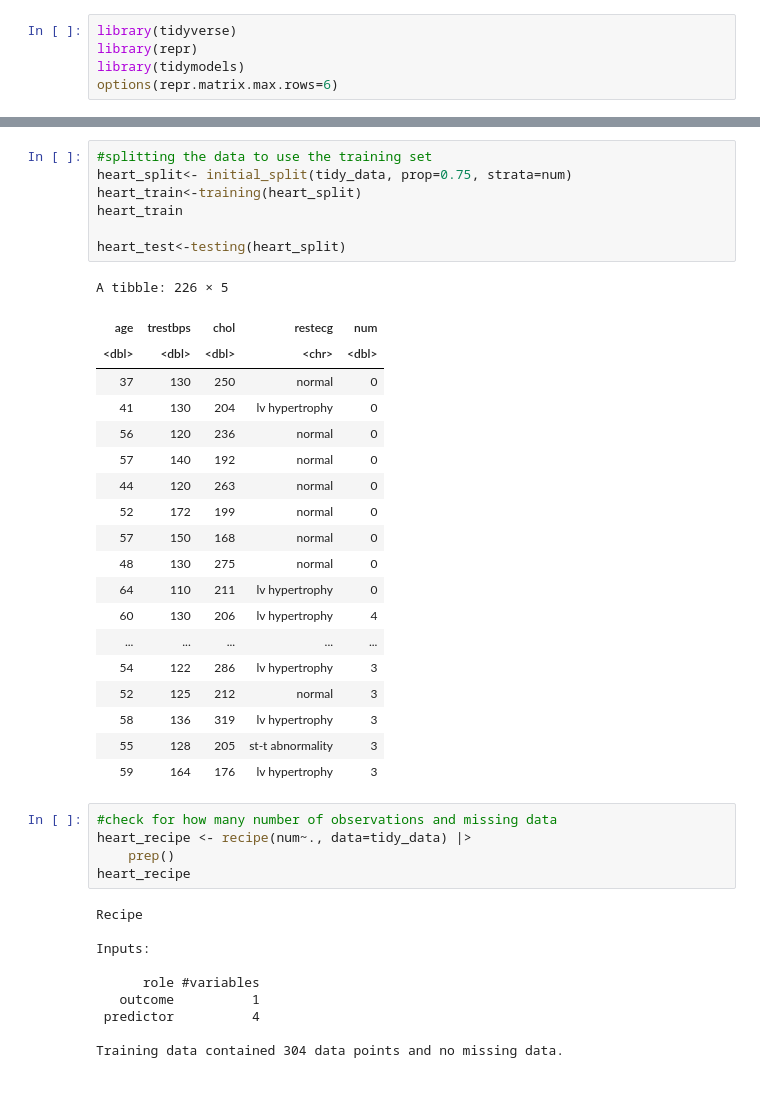
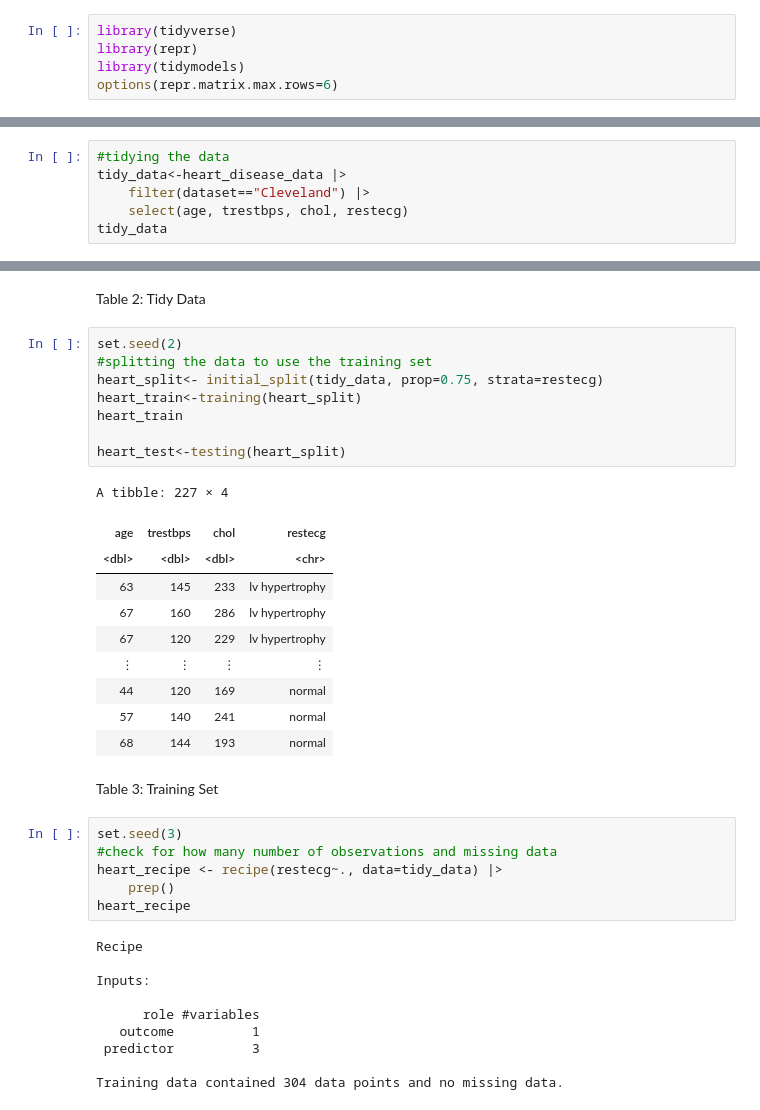
Before and after one commit to QiXu2022/dsci-100-project-Group_66, a Jupyter notebook: group66_project_proposal.ipynb, the cells around one changed output, grey strips where cells are left out. Saved outputs shown, nothing was run; the diff lists cells and outputs as text.

```diff
--- a/group66_project_proposal.ipynb
+++ b/group66_project_proposal.ipynb
@@ -65,0 +48,6 @@ A tibble: 304 × 5
+# %%
+#tidying the data
+tidy_data<-heart_disease_data |>
+    filter(dataset=="Cleveland") |>
+    select(age, trestbps, chol, restecg)
+tidy_data
@@ -66,33 +65,30 @@ A tibble: 304 × 5
+# %% [markdown]
+Table 2: Tidy Data
 # %%
+set.seed(2)
 #splitting the data to use the training set
-heart_split<- initial_split(tidy_data, prop=0.75, strata=num)
+heart_split<- initial_split(tidy_data, prop=0.75, strata=restecg)
 heart_train<-training(heart_split)
 heart_train
 
 heart_test<-testing(heart_split)
 # %% [output]
-A tibble: 226 × 5
+A tibble: 227 × 4
-| age | trestbps | chol | restecg | num |
-| <dbl> | <dbl> | <dbl> | <chr> | <dbl> |
-| 37 | 130 | 250 | normal | 0 |
-| 41 | 130 | 204 | lv hypertrophy | 0 |
-| 56 | 120 | 236 | normal | 0 |
-| 57 | 140 | 192 | normal | 0 |
-| 44 | 120 | 263 | normal | 0 |
-| 52 | 172 | 199 | normal | 0 |
-| 57 | 150 | 168 | normal | 0 |
-| 48 | 130 | 275 | normal | 0 |
-| 64 | 110 | 211 | lv hypertrophy | 0 |
-| 60 | 130 | 206 | lv hypertrophy | 4 |
-| ... | ... | ... | ... | ... |
-| 54 | 122 | 286 | lv hypertrophy | 3 |
-| 52 | 125 | 212 | normal | 3 |
-| 58 | 136 | 319 | lv hypertrophy | 3 |
-| 55 | 128 | 205 | st-t abnormality | 3 |
-| 59 | 164 | 176 | lv hypertrophy | 3 |
+| age | trestbps | chol | restecg |
+| <dbl> | <dbl> | <dbl> | <chr> |
+| 63 | 145 | 233 | lv hypertrophy |
+| 67 | 160 | 286 | lv hypertrophy |
+| 67 | 120 | 229 | lv hypertrophy |
+| ⋮ | ⋮ | ⋮ | ⋮ |
+| 44 | 120 | 169 | normal |
+| 57 | 140 | 241 | normal |
+| 68 | 144 | 193 | normal |
+# %% [markdown]
+Table 3: Training Set
 # %%
+set.seed(3)
 #check for how many number of observations and missing data
-heart_recipe <- recipe(num~., data=tidy_data) |>
+heart_recipe <- recipe(restecg~., data=tidy_data) |>
     prep()
 heart_recipe
 # %% [output]
@@ -102,6 +98,6 @@ Inputs:
 
       role #variables
    outcome          1
- predictor          4
+ predictor          3
 
 Training data contained 304 data points and no missing data.
```
Also changed, not shown: parts of 13 cells of this notebook.
